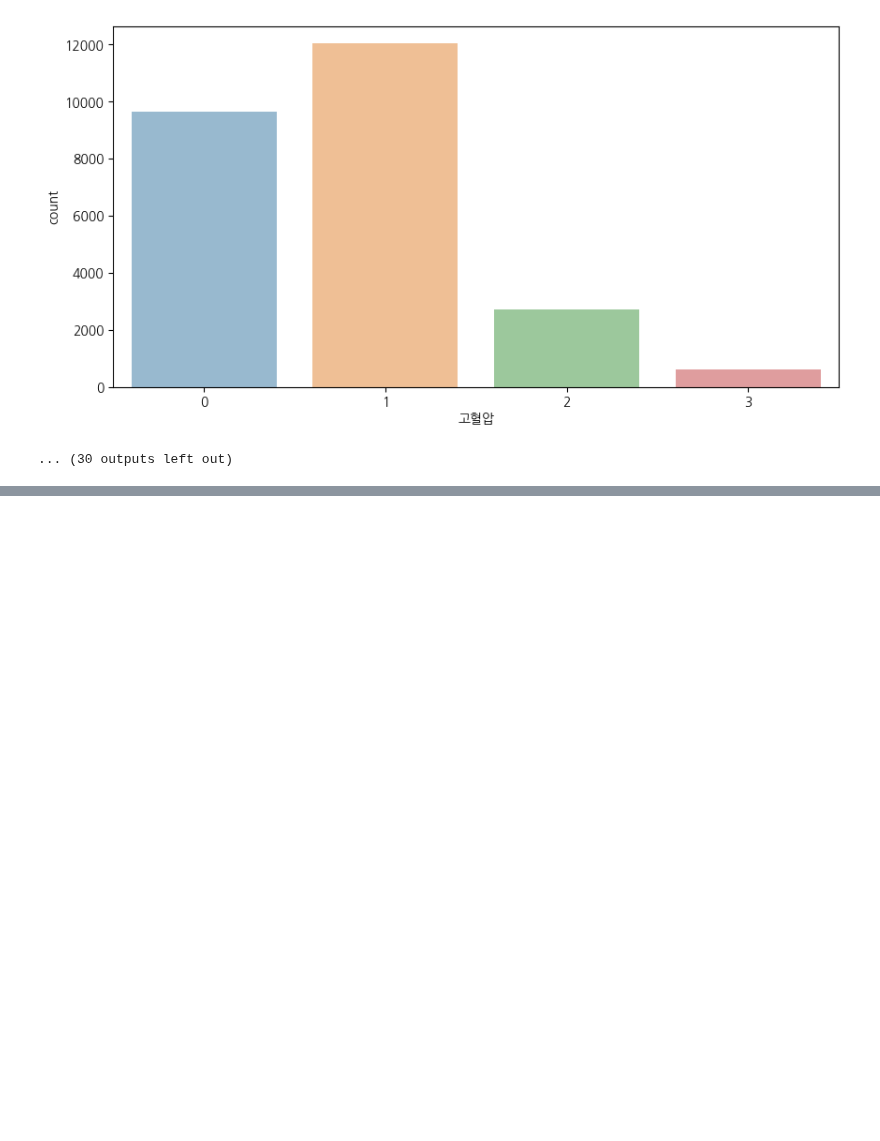
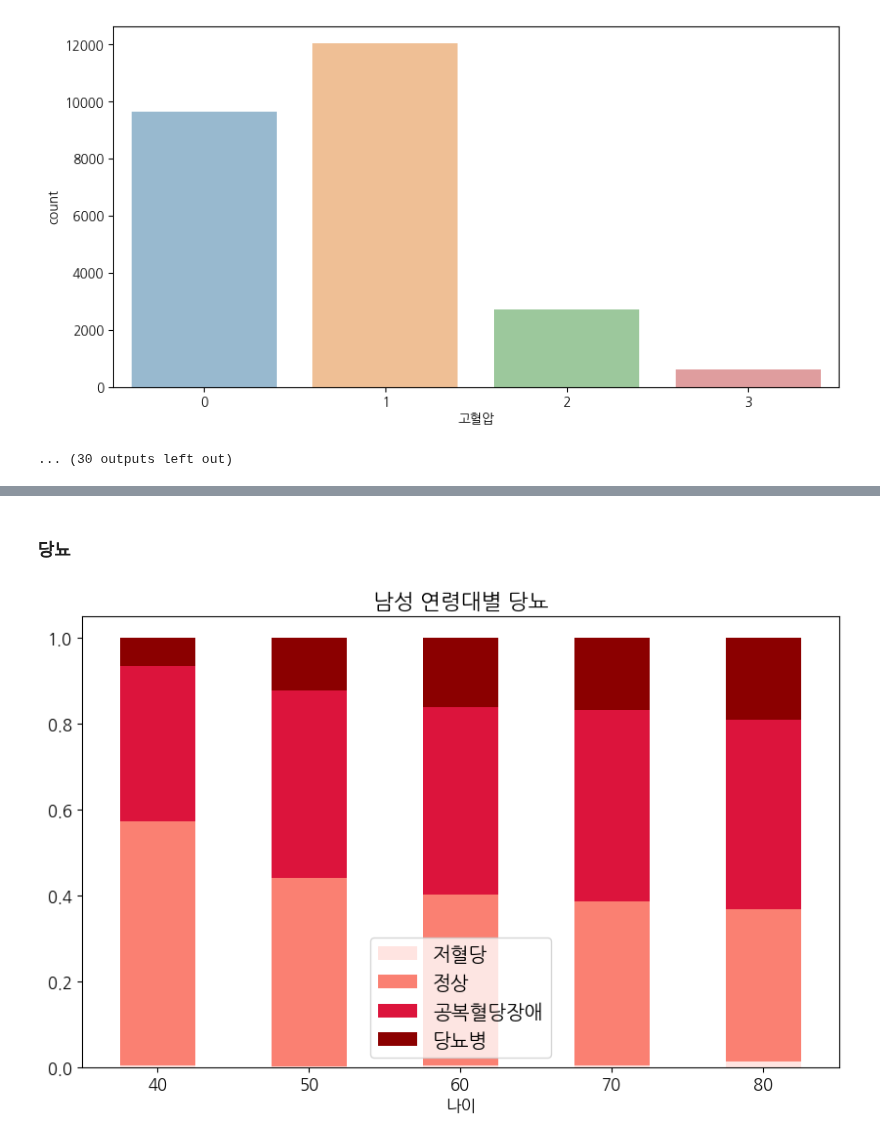
Before and after one commit to arkwith7/aSSIST_ML, a Jupyter notebook: Health_Checkup_Data_Exploration.ipynb, the cells around one changed output, grey strips where cells are left out. Cells and saved outputs as stored; diff of their text form; code cells hidden in the pictures; blank space fills up the shorter version.

```diff
--- a/Health_Checkup_Data_Exploration.ipynb
+++ b/Health_Checkup_Data_Exploration.ipynb
@@ -258,0 +385,30 @@ for col in obj_cols:
+# %% [markdown]
+### 당뇨
+# %%
+# 남성 연령대별 당뇨
+tmp = dat[dat['성별']==0]
+ct = pd.crosstab(tmp['나이'], tmp['당뇨_k'])
+cols = ct.columns.tolist()
+cols = [ '저혈당', '정상', '공복혈당장애','당뇨병']
+ct = ct[cols]
+
+totals = []
+for i in range(len(ct)):
+    totals.append(sum(ct.iloc[i, :]))
+
+cl = ct.columns.to_list()
+
+color_list = ['MistyRose','Salmon','Crimson', 'darkred']
+
+for i in range(len(cl)):
+    ct[cl[i]] = ct[cl[i]] / totals
+
+fig = ct.plot.bar(stacked=True, figsize=(10,6), color=color_list)
+plt.xticks(fontsize=12, rotation=360)
+plt.yticks(fontsize=12)
+plt.xlabel('나이', fontsize=12)
+plt.title('남성 연령대별 당뇨', fontsize=16)
+plt.legend(fontsize='x-large')
+plt.show()
+# %% [output]
+[figure, added]
```
Also changed, not shown: parts of 11 cells of this notebook.
